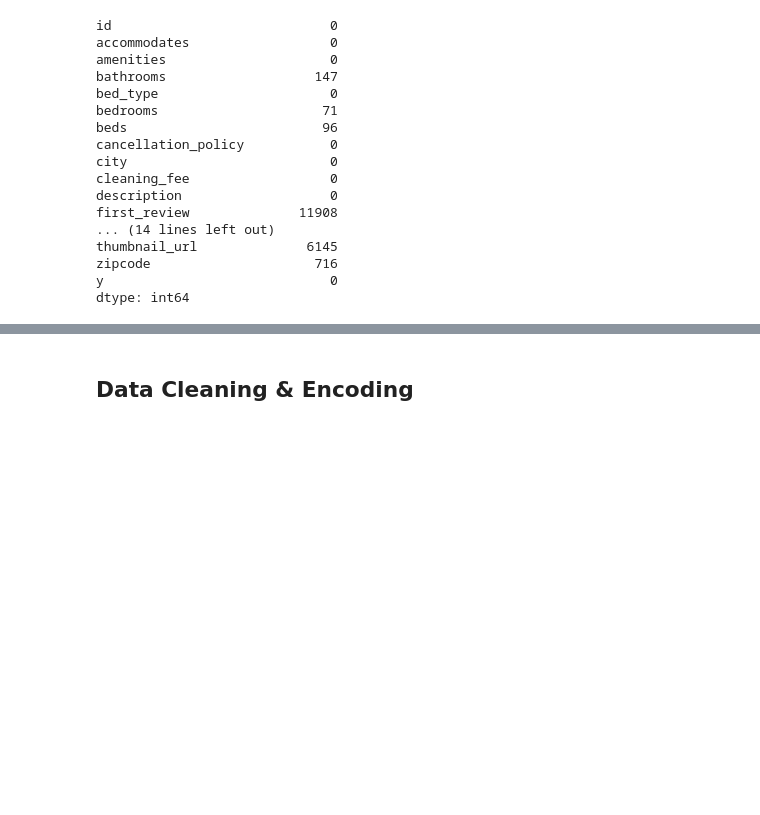
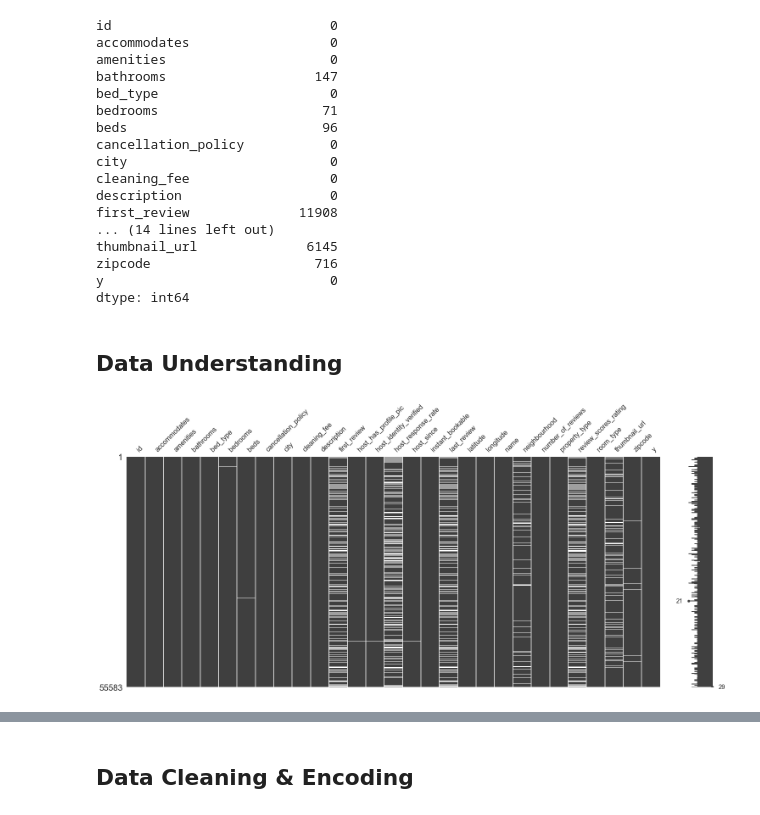
Before and after one commit to inai17ibar/signate_assesment, a Jupyter notebook: analysis.ipynb, the cells around one changed output, grey strips where cells are left out. Cells and saved outputs as stored; diff of their text form; code cells hidden in the pictures; blank space fills up the shorter version.

```diff
--- a/analysis.ipynb
+++ b/analysis.ipynb
@@ -116,3 +106,10 @@ thumbnail_url              6145
 zipcode                     716
 y                             0
 dtype: int64
+# %% [markdown]
+## Data Understanding
+# %%
+msno.matrix(df_train)
+plt.show()
+# %% [output]
+[figure, added]
```
Also changed, not shown: parts of 54 cells of this notebook, 6 other files.
